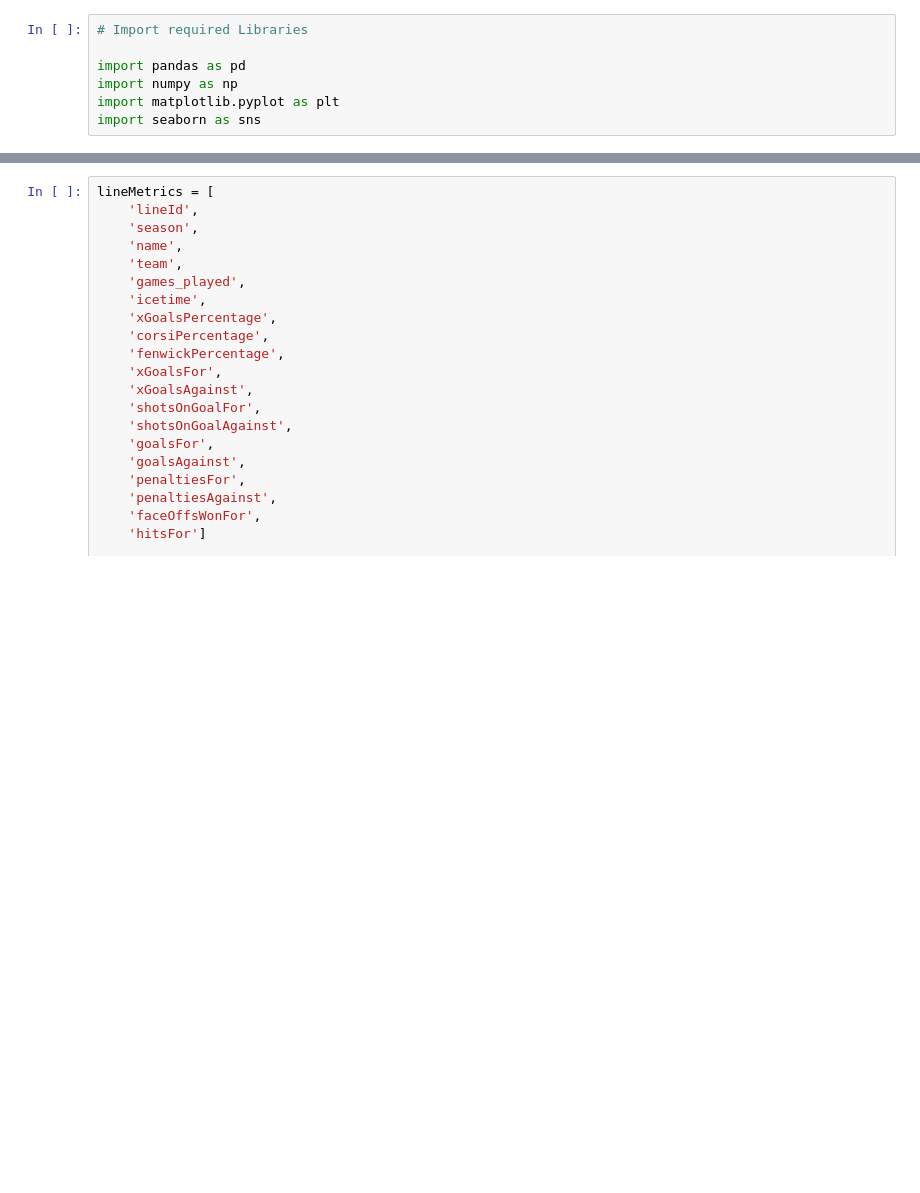
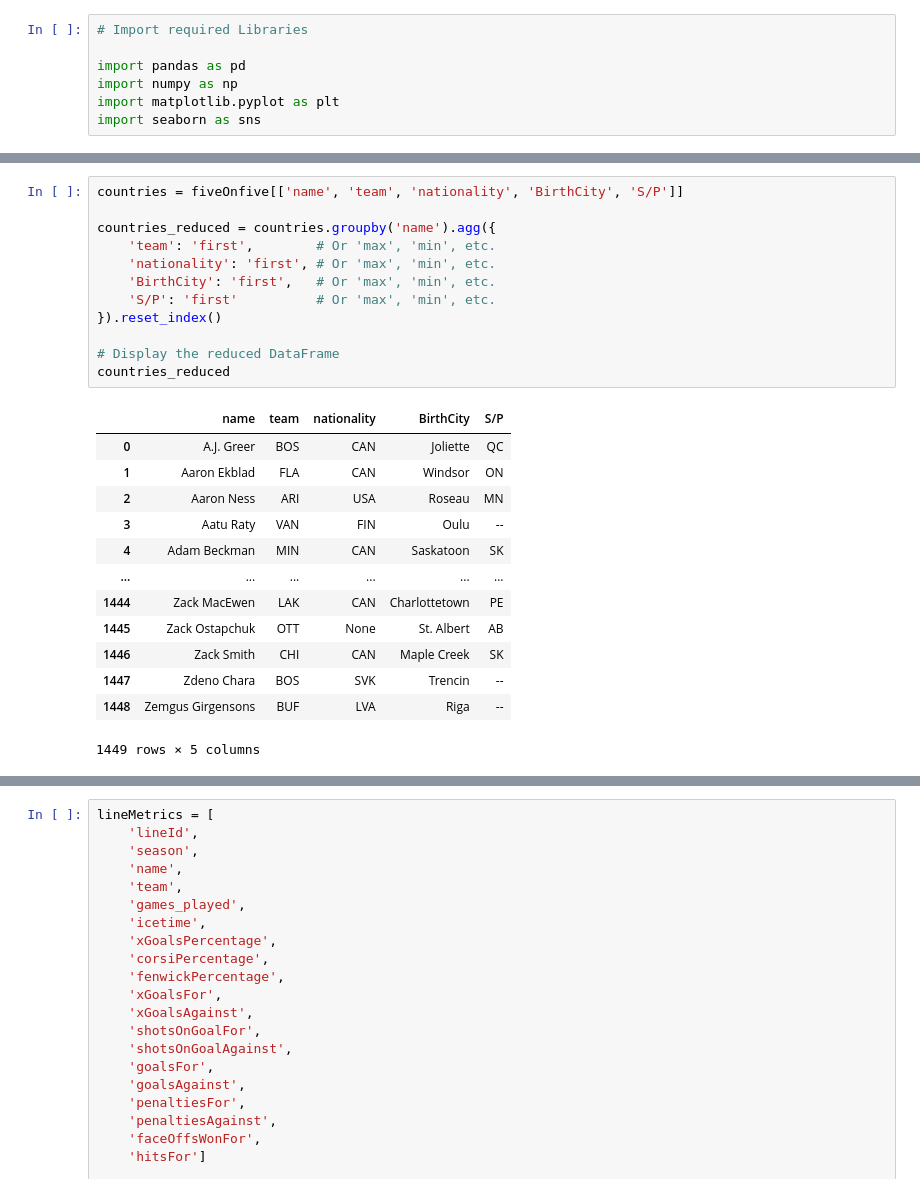
Before and after one commit to emrkel/NHL-Line-Optimisation, a Jupyter notebook: dataAnalysis.ipynb, the cells around one changed output, grey strips where cells are left out. Drawn from its saved outputs; the diff is of its cells as text; blank space fills up the shorter version.

```diff
--- a/dataAnalysis.ipynb
+++ b/dataAnalysis.ipynb
@@ -53,0 +78,26 @@ forwardLines.describe()
+# %%
+countries = fiveOnfive[['name', 'team', 'nationality', 'BirthCity', 'S/P']]
+
+countries_reduced = countries.groupby('name').agg({
+    'team': 'first',        # Or 'max', 'min', etc.
+    'nationality': 'first', # Or 'max', 'min', etc.
+    'BirthCity': 'first',   # Or 'max', 'min', etc.
+    'S/P': 'first'          # Or 'max', 'min', etc.
+}).reset_index()
+
+# Display the reduced DataFrame
+countries_reduced
+# %% [output]
+|  | name | team | nationality | BirthCity | S/P |
+| 0 | A.J. Greer | BOS | CAN | Joliette | QC |
+| 1 | Aaron Ekblad | FLA | CAN | Windsor | ON |
+| 2 | Aaron Ness | ARI | USA | Roseau | MN |
+| 3 | Aatu Raty | VAN | FIN | Oulu | -- |
+| 4 | Adam Beckman | MIN | CAN | Saskatoon | SK |
+| ... | ... | ... | ... | ... | ... |
+| 1444 | Zack MacEwen | LAK | CAN | Charlottetown | PE |
+| 1445 | Zack Ostapchuk | OTT | None | St. Albert | AB |
+| 1446 | Zack Smith | CHI | CAN | Maple Creek | SK |
+| 1447 | Zdeno Chara | BOS | SVK | Trencin | -- |
+| 1448 | Zemgus Girgensons | BUF | LVA | Riga | -- |
+1449 rows × 5 columns
```
Also changed, not shown: parts of 7 cells of this notebook, 1 other file.
